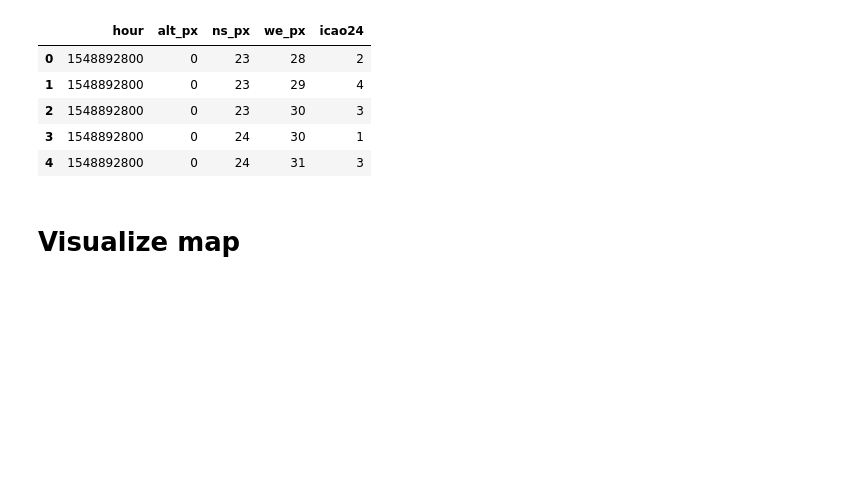
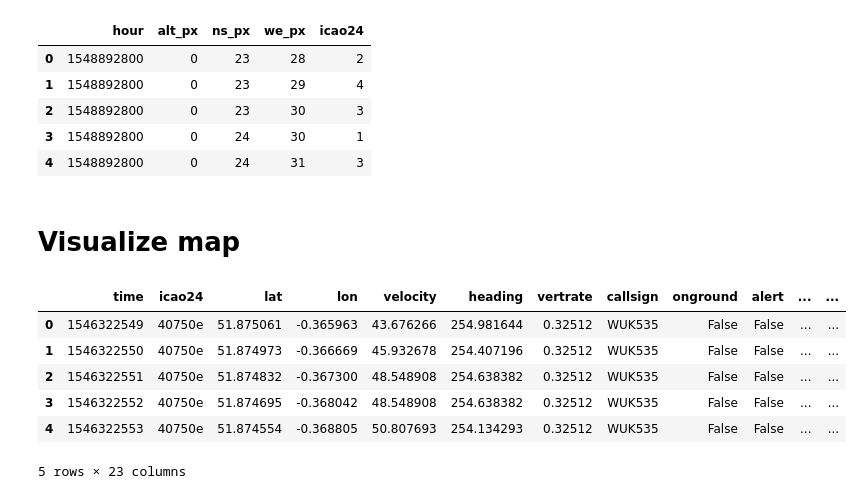
Before and after one commit to naguzmans/opportunistic-utm, a Jupyter notebook: spark.ipynb, the cells around one changed output. Saved outputs shown, nothing was run; the diff lists cells and outputs as text; code cells hidden in the pictures; blank space fills up the shorter version.

```diff
--- a/spark.ipynb
+++ b/spark.ipynb
@@ -282,3 +370,13 @@ pd_image_subset = day_subset.where(day_subset.hour == 1559415600).toPandas()
+# %%
+pd_image_subset.head()
+# %% [output]
+|  | time | icao24 | lat | lon | velocity | heading | vertrate | callsign | onground | alert | ... | ... |
+| 0 | 1546322549 | 40750e | 51.875061 | -0.365963 | 43.676266 | 254.981644 | 0.32512 | WUK535 | False | False | ... | ... |
+| 1 | 1546322550 | 40750e | 51.874973 | -0.366669 | 45.932678 | 254.407196 | 0.32512 | WUK535 | False | False | ... | ... |
+| 2 | 1546322551 | 40750e | 51.874832 | -0.367300 | 48.548908 | 254.638382 | 0.32512 | WUK535 | False | False | ... | ... |
+| 3 | 1546322552 | 40750e | 51.874695 | -0.368042 | 48.548908 | 254.638382 | 0.32512 | WUK535 | False | False | ... | ... |
+| 4 | 1546322553 | 40750e | 51.874554 | -0.368805 | 50.807693 | 254.134293 | 0.32512 | WUK535 | False | False | ... | ... |
+5 rows × 23 columns
 # %%
 import contextily as cx
 import matplotlib.patches as patches
```
Also changed, not shown: parts of 13 cells of this notebook.
